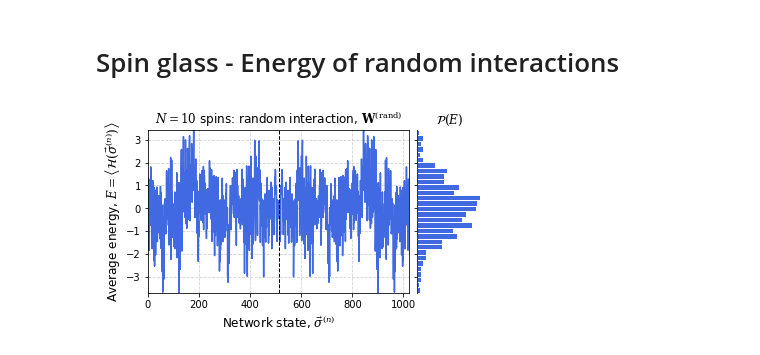
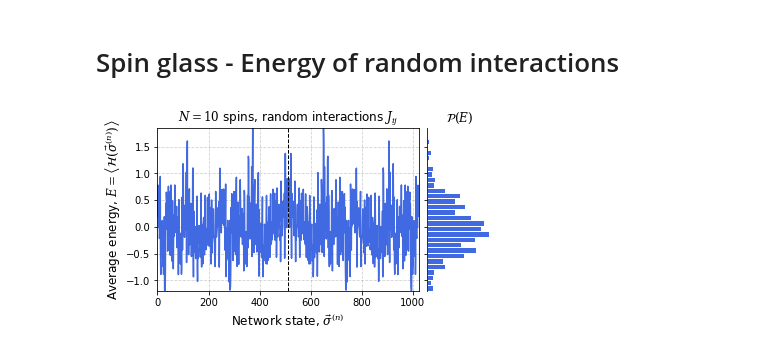
Before and after one commit to neuro-physics/hopfield-neural-network, a Jupyter notebook: hopfield_model.ipynb, the cells around one changed output. Drawn from its saved outputs; the diff is of its cells as text; code cells hidden in the pictures.

Commit message:
adding spin glass energy plot

```diff
--- a/hopfield_model.ipynb
+++ b/hopfield_model.ipynb
@@ -563,6 +563,7 @@ plt.show()
 # %%
 import numpy as np
 import matplotlib.pyplot as plt
+import modules.hopfield as hopfield
 
 
 plt.rcParams["mathtext.fontset"] = "dejavuserif"
@@ -570,7 +571,7 @@ plt.rcParams["mathtext.fontset"] = "dejavuserif"
 
 # 1. Generate the states (using the efficient bit-shift method)
 np.random.seed(42)
-n_samples   = 10
+n_samples   = 100
 dist_type   = hopfield.DistributionType.Normal
 N           = 10
 half_states = hopfield.generate_ising_states(N)
@@ -585,33 +586,33 @@ avg_energies = np.mean([-0.5 * np.einsum('ki,ij,kj->k', half_states, hopfield.ge
 fig = plt.figure(figsize=(6, 3))
 gs = fig.add_gridspec(1, 2, width_ratios=[4, 1], wspace=0.05)
 
 # 1. Main Plot: Energy vs State Index
 ax1 = fig.add_subplot(gs[0])
 spin_state_index = np.arange(2*len(avg_energies))
 ax1.plot(spin_state_index, np.hstack((avg_energies,avg_energies[::-1])), color='royalblue', alpha=1.0)
-ax1.set_title(f"$N={N}$ spins: random interaction, $\\mathbf{{W}}^{{\\rm (rand)}}$")
+ax1.set_title(f"$N={N}$ spins, random interactions $J_{{ij}}$")
 ax1.set_xlabel(r"Network state, $\vec{\sigma}^{(n)}$", fontsize=12)
 ax1.set_ylabel(r"Average energy, $E=\left\langle\mathcal{H}\left(\vec{\sigma}^{(n)}\right)\right\rangle$", fontsize=12)
 ax1.grid(True, linestyle='--', alpha=0.6)
 ax1.autoscale(tight=True)
 ax1.axvline(512,ls='--', c='k', lw=1)
 
 # 2. Side Plot: Vertical Histogram
 ax2 = fig.add_subplot(gs[1], sharey=ax1)
 ax2.hist(np.hstack((avg_energies,avg_energies[::-1])), bins=30, orientation='horizontal', color='royalblue', alpha=1.0, edgecolor='white',density=True)
 ax2.set_title(r'$\mathcal{P}(E)$')
 #ax2.set_xlabel(r"$\mathcal{P}(E)$",fontsize=12)
 ax2.tick_params(axis='y', labelleft=False) # Remove redundant labels
 ax2.set_xticks([])
 #ax2.grid(True, axis='x', linestyle='--', alpha=0.6)
 # --- Styling to turn off spines ---
 for spine in ['top', 'right', 'bottom']:
     ax2.spines[spine].set_visible(False)
 
 plt.tight_layout()
 
-fig.savefig('figures/ising_sping_glass_energy.png',dpi=300,bbox_inches='tight', facecolor='w')
+fig.savefig('figures/ising_spin_glass_energy.png',dpi=300,bbox_inches='tight', facecolor='w')
 
 plt.show()
 # %% [output]
-[figure, old version]
+[figure, new version]
```
Also changed, not shown: 2 other files.
